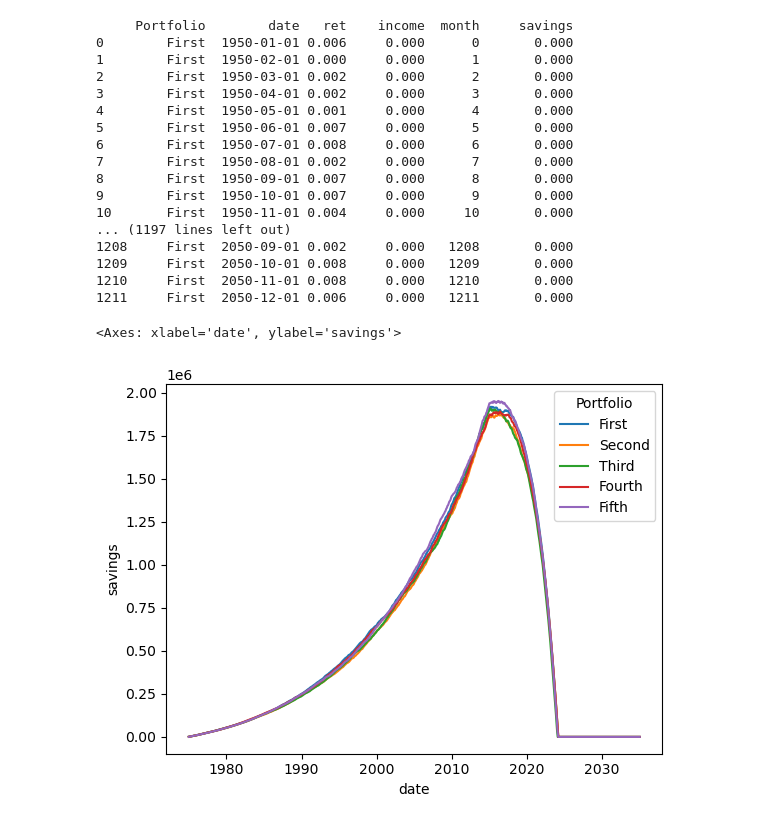
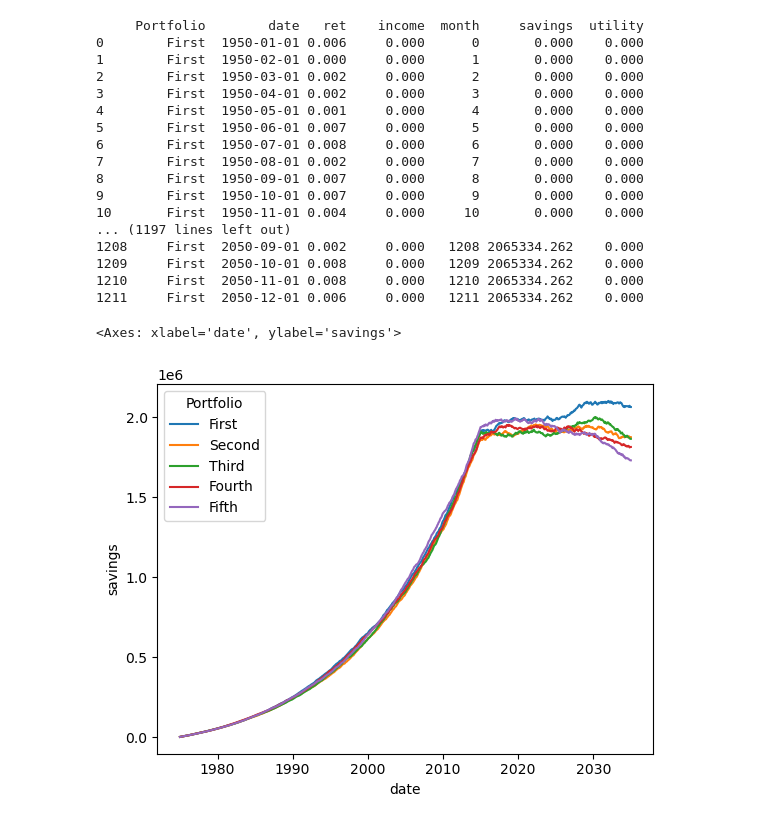
Before and after one commit to justinreed23/Older-Smarter-Richer, a Jupyter notebook: dev/creatingStuff.ipynb, the cells around one changed output. Cells and saved outputs as stored; diff of their text form; code cells hidden in the pictures.

```diff
--- a/dev/creatingStuff.ipynb
+++ b/dev/creatingStuff.ipynb
@@ -69,29 +69,32 @@ month_start_savings = start_savings*12
 month_retirement_start = retirement_start*12
 death_month = death_year*12
 
+inher_util = 2360
+risk_aversion = 3.84
+
 
 
 # I think I just want these to be static
 save_rate = 0.10
 consumption_rate = 0.04
-inflation_rate = 0.02
+inflation_rate = 0.02/12
 # %%
 total_monthly_incomes = []
 
-for t in fake_returns.index[month_start_savings:month_retirement_start]:
+for t in returns.index[month_start_savings:month_retirement_start]:
     current_month = t-month_start_savings
     income_for_month = monthly_income*(monthly_growth**current_month)
     total_monthly_incomes.append(income_for_month)
 # %%
 # Apply mapping to DataFrame's index to create a month column that resets for each portfolio
-fake_returns['month'] = fake_returns.groupby('Portfolio').cumcount()
+returns['month'] = returns.groupby('Portfolio').cumcount()
 
 # Map the total_monthly_incomes to each row based on the month
 income_series = pd.Series(total_monthly_incomes, index=range(month_start_savings, month_retirement_start))
-fake_returns['income'] = fake_returns['month'].map(income_series)
+returns['income'] = returns['month'].map(income_series)
 # set all nan values in income to 0.0
-fake_returns['income'] = fake_returns['income'].fillna(0.0)
+returns['income'] = returns['income'].fillna(0.0)
 
 
 # Optional: Remove the month column if it's no longer needed
-#fake_returns.drop(columns='month', inplace=True)
+#returns.drop(columns='month', inplace=True)
@@ -98,33 +109,36 @@ fake_returns['income'] = fake_returns['income'].fillna(0.0)
 # %%
 
-fake_returns['savings'] = 0.0
+returns['savings'] = 0.0
+returns['utility'] = 0.0
 
-for portfolio in fake_returns['Portfolio'].unique():
+for portfolio in returns['Portfolio'].unique():
     # Filter the DataFrame by portfolio
-    portfolio_data = fake_returns[fake_returns['Portfolio'] == portfolio]
+    portfolio_data = returns[returns['Portfolio'] == portfolio]
 
     # Initialize previous savings
     previous_savings = 0
     initial_consumption = 0
     current_consumption = 0
 
+
     # Iterate through each row in the portfolio data
     for index, row in portfolio_data.iterrows():
         if row['month'] == month_retirement_start:
             initial_consumption = (previous_savings * consumption_rate)/12
             current_savings = (previous_savings - initial_consumption) * (1 + row['ret'])
-            fake_returns.at[index, 'savings'] = current_savings
+            returns.at[index, 'savings'] = current_savings
         if row['income'] == 0.0 and row['month'] > month_retirement_start and row['month'] < death_month:
             current_consumption = initial_consumption * ((1+inflation_rate)**(row['month']-month_retirement_start))
             if previous_savings <= current_consumption:
                 current_consumption = previous_savings
             current_savings = (previous_savings - current_consumption) * (1 + row['ret'])
-            fake_returns.at[index, 'savings'] = current_savings
+            returns.at[index, 'savings'] = current_savings
+        elif row['month'] = death_month:
         elif row['month'] >= death_month:
-            fake_returns.at[index, 'savings'] = previous_savings
+            returns.at[index, 'savings'] = previous_savings
         else:
             current_savings = save_rate * row['income'] + previous_savings * (1 + row['ret'])
-            fake_returns.at[index, 'savings'] = current_savings
+            returns.at[index, 'savings'] = current_savings
         # Update previous savings
         previous_savings = current_savings
 # %%
@@ -162,29 +176,29 @@ fake_returns.iloc[month_retirement_start:death_month]
 # %%
-print(fake_returns.query('Portfolio=="First"').to_string())
+print(returns.query('Portfolio=="First"').to_string())
 # %% [output]
-     Portfolio        date   ret    income  month     savings
-0        First  1950-01-01 0.006     0.000      0       0.000
-1        First  1950-02-01 0.000     0.000      1       0.000
-2        First  1950-03-01 0.002     0.000      2       0.000
-3        First  1950-04-01 0.002     0.000      3       0.000
-4        First  1950-05-01 0.001     0.000      4       0.000
-5        First  1950-06-01 0.007     0.000      5       0.000
-6        First  1950-07-01 0.008     0.000      6       0.000
-7        First  1950-08-01 0.002     0.000      7       0.000
-8        First  1950-09-01 0.007     0.000      8       0.000
-9        First  1950-10-01 0.007     0.000      9       0.000
-10       First  1950-11-01 0.004     0.000     10       0.000
+     Portfolio        date   ret    income  month     savings  utility
+0        First  1950-01-01 0.006     0.000      0       0.000    0.000
+1        First  1950-02-01 0.000     0.000      1       0.000    0.000
+2        First  1950-03-01 0.002     0.000      2       0.000    0.000
+3        First  1950-04-01 0.002     0.000      3       0.000    0.000
+4        First  1950-05-01 0.001     0.000      4       0.000    0.000
+5        First  1950-06-01 0.007     0.000      5       0.000    0.000
+6        First  1950-07-01 0.008     0.000      6       0.000    0.000
+7        First  1950-08-01 0.002     0.000      7       0.000    0.000
+8        First  1950-09-01 0.007     0.000      8       0.000    0.000
+9        First  1950-10-01 0.007     0.000      9       0.000    0.000
+10       First  1950-11-01 0.004     0.000     10       0.000    0.000
 ... (1197 lines left out)
-1208     First  2050-09-01 0.002     0.000   1208       0.000
-1209     First  2050-10-01 0.008     0.000   1209       0.000
-1210     First  2050-11-01 0.008     0.000   1210       0.000
-1211     First  2050-12-01 0.006     0.000   1211       0.000
+1208     First  2050-09-01 0.002     0.000   1208 2065334.262    0.000
+1209     First  2050-10-01 0.008     0.000   1209 2065334.262    0.000
+1210     First  2050-11-01 0.008     0.000   1210 2065334.262    0.000
+1211     First  2050-12-01 0.006     0.000   1211 2065334.262    0.000
 # %%
 # make an sns lineplot showing the savings over time for each portfolio
 # only include entries whose months fall between month_start_savings and death_month
-fake_returns = fake_returns[(fake_returns['month'] >= month_start_savings) & (fake_returns['month'] <= death_month)]
+returns = returns[(returns['month'] >= month_start_savings) & (returns['month'] <= death_month)]
 
-sns.lineplot(data=fake_returns, x='date', y='savings', hue='Portfolio')
+sns.lineplot(data=returns, x='date', y='savings', hue='Portfolio')
 # %% [output]
 <Axes: xlabel='date', ylabel='savings'>
-[figure, old version]
+[figure, new version]
```
Also changed, not shown: parts of 7 cells of this notebook.
